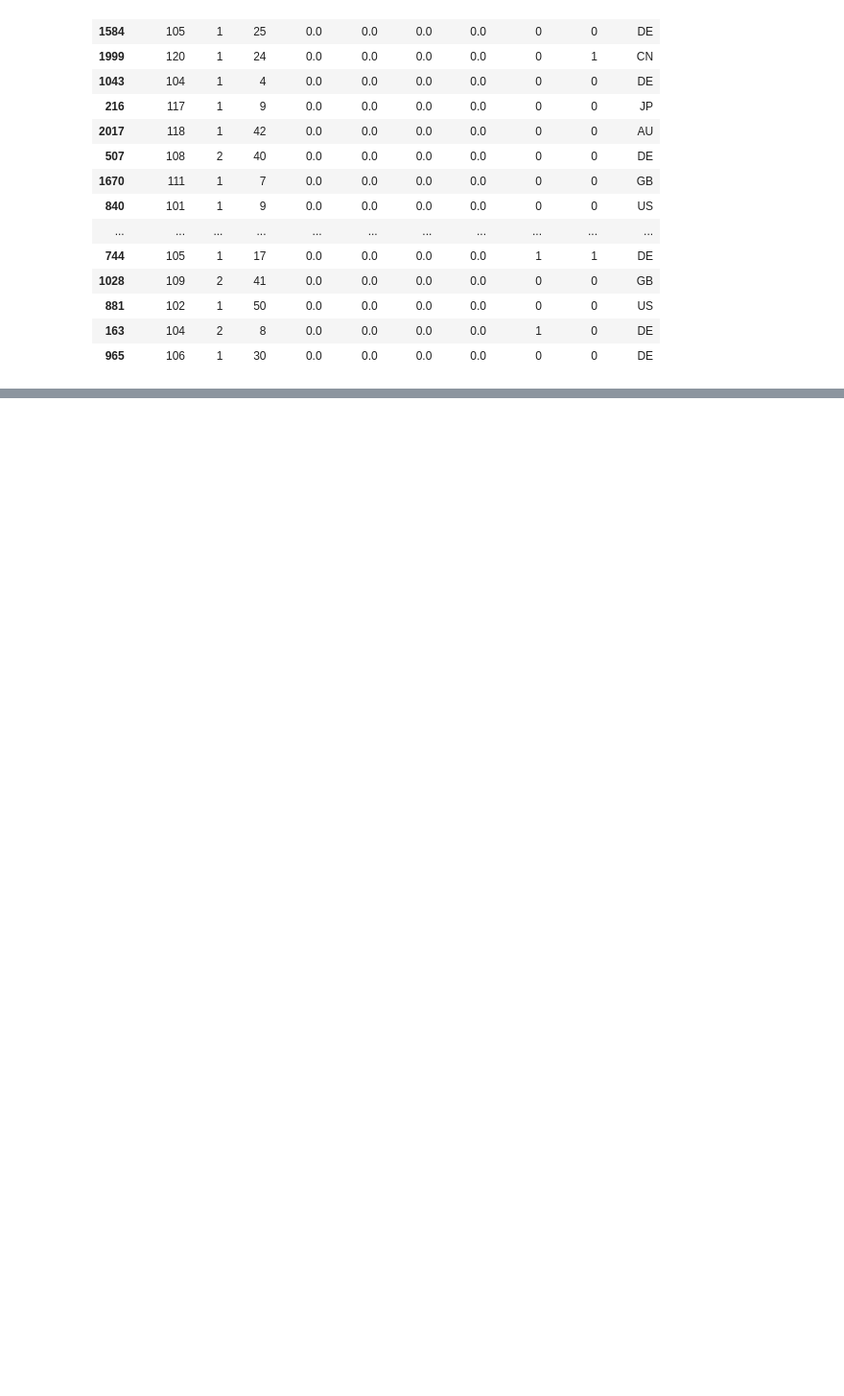
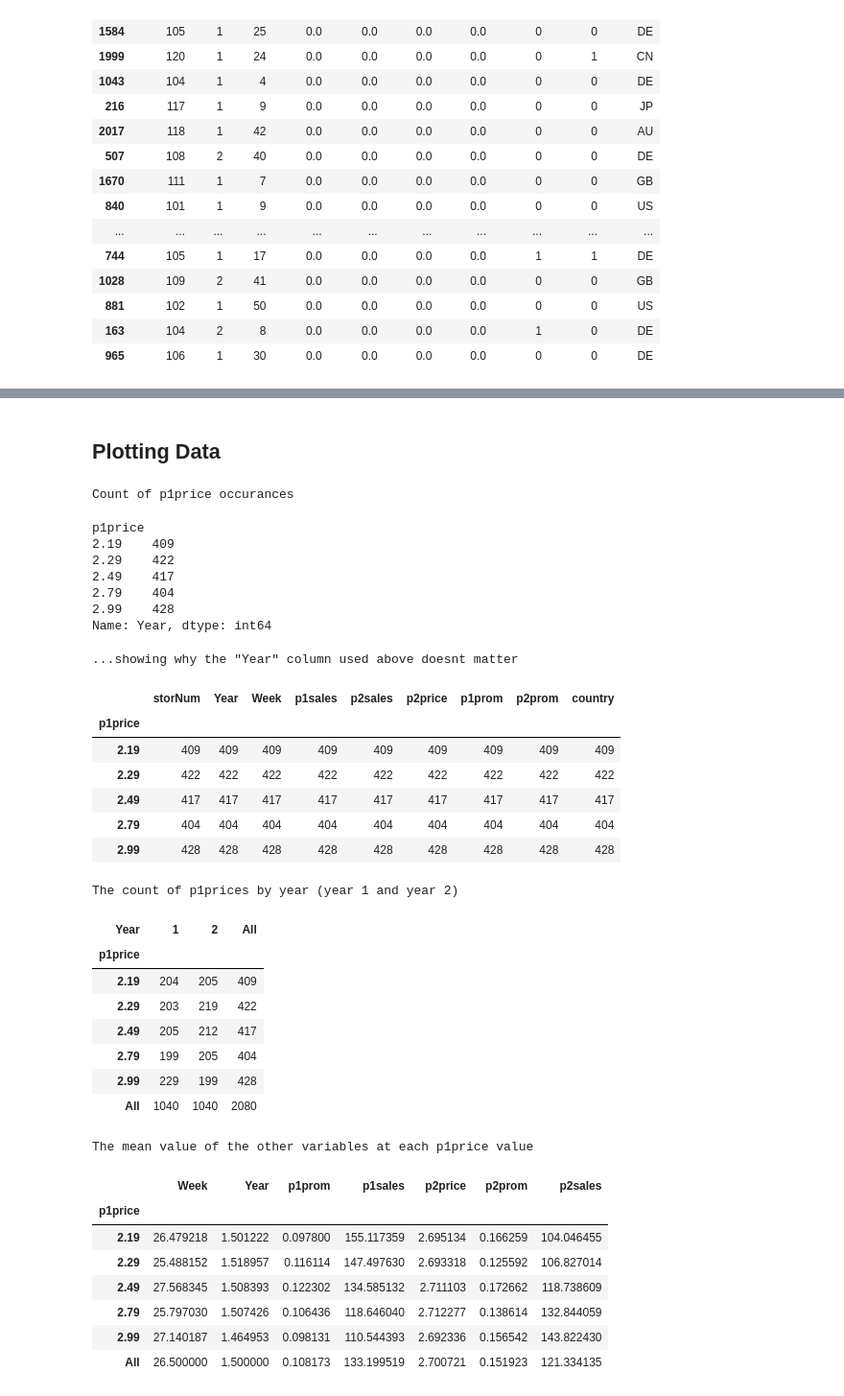
Before and after one commit to dyoung418/pandas-r-for-mktg, a Jupyter notebook: 3_simdata_plotting.ipynb, the cells around one changed output, grey strips where cells are left out. Shown at 96% size. Saved outputs shown, nothing was run; the diff lists cells and outputs as text; code cells hidden in the pictures; blank space fills up the shorter version.

Commit message:
added crosstabs, etc.

```diff
--- a/3_simdata_plotting.ipynb
+++ b/3_simdata_plotting.ipynb
@@ -307,0 +308,46 @@ dtype: float64
+# %% [markdown]
+## Plotting Data
+# %%
+print('Count of p1price occurances')
+df_store.groupby(['p1price']).count().loc[:,'Year'] # 'Year' could have been any other column (as long as no NaN's in that column for p1price)
+print('...showing why the "Year" column used above doesnt matter')
+df_store.groupby(['p1price']).count()
+print('The count of p1prices by year (year 1 and year 2)')
+pd.crosstab(index=df_store.p1price, columns=df_store.Year, margins=True)
+print('The mean value of the other variables at each p1price value')
+pd.pivot_table(data=df_store, index=df_store.p1price, margins=True, aggfunc=np.mean)
+# %% [output]
+Count of p1price occurances
+p1price
+2.19    409
+2.29    422
+2.49    417
+2.79    404
+2.99    428
+Name: Year, dtype: int64
+...showing why the "Year" column used above doesnt matter
+|  | storNum | Year | Week | p1sales | p2sales | p2price | p1prom | p2prom | country |
+| p1price |  |  |  |  |  |  |  |  |  |
+| 2.19 | 409 | 409 | 409 | 409 | 409 | 409 | 409 | 409 | 409 |
+| 2.29 | 422 | 422 | 422 | 422 | 422 | 422 | 422 | 422 | 422 |
+| 2.49 | 417 | 417 | 417 | 417 | 417 | 417 | 417 | 417 | 417 |
+| 2.79 | 404 | 404 | 404 | 404 | 404 | 404 | 404 | 404 | 404 |
+| 2.99 | 428 | 428 | 428 | 428 | 428 | 428 | 428 | 428 | 428 |
+The count of p1prices by year (year 1 and year 2)
+| Year | 1 | 2 | All |
+| p1price |  |  |  |
+| 2.19 | 204 | 205 | 409 |
+| 2.29 | 203 | 219 | 422 |
+| 2.49 | 205 | 212 | 417 |
+| 2.79 | 199 | 205 | 404 |
+| 2.99 | 229 | 199 | 428 |
+| All | 1040 | 1040 | 2080 |
+The mean value of the other variables at each p1price value
+|  | Week | Year | p1prom | p1sales | p2price | p2prom | p2sales |
+| p1price |  |  |  |  |  |  |  |
+| 2.19 | 26.479218 | 1.501222 | 0.097800 | 155.117359 | 2.695134 | 0.166259 | 104.046455 |
+| 2.29 | 25.488152 | 1.518957 | 0.116114 | 147.497630 | 2.693318 | 0.125592 | 106.827014 |
+| 2.49 | 27.568345 | 1.508393 | 0.122302 | 134.585132 | 2.711103 | 0.172662 | 118.738609 |
+| 2.79 | 25.797030 | 1.507426 | 0.106436 | 118.646040 | 2.712277 | 0.138614 | 132.844059 |
+| 2.99 | 27.140187 | 1.464953 | 0.098131 | 110.544393 | 2.692336 | 0.156542 | 143.822430 |
+| All | 26.500000 | 1.500000 | 0.108173 | 133.199519 | 2.700721 | 0.151923 | 121.334135 |
```
Also changed, not shown: parts of 2 cells of this notebook.
